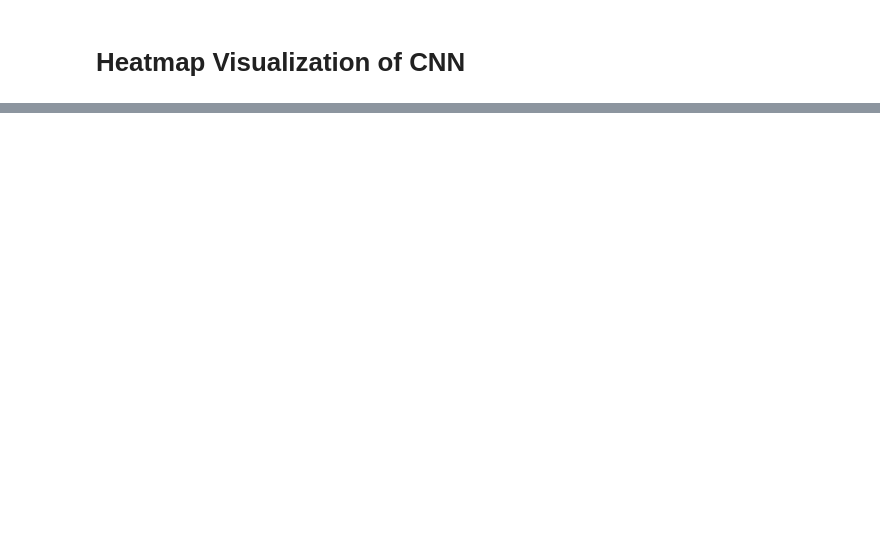
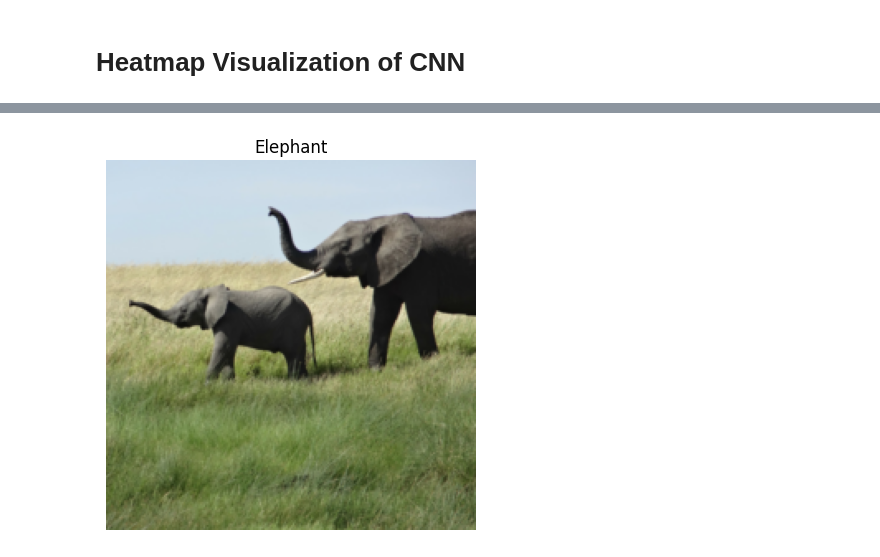
Before and after one commit to Rijan-Joshi/Paper-Reproduction, a Jupyter notebook: Fun Tests/CNN_heatmap.ipynb, the cells around one changed output, grey strips where cells are left out. Cells and saved outputs as stored; diff of their text form; code cells hidden in the pictures; blank space fills up the shorter version.

Commit message:
feat: load image of elephant

```diff
--- a/Fun Tests/CNN_heatmap.ipynb
+++ b/Fun Tests/CNN_heatmap.ipynb
@@ -20,0 +40,27 @@ resnet = models.resnet50(pretrained=True, weights="ImageNet1K_V1").to(device)
+# %%
+import requests
+from io import BytesIO
+
+def load_img(url, device = device):
+
+    transform = transforms.Compose([
+        transforms.Resize((224, 224)),
+        transforms.ToTensor(),
+    ])
+
+
+    res = requests.get(url)
+    image = Image.open(BytesIO(res.content)).convert('RGB')
+    image = transform(image).unsqueeze(0).to(device)
+
+    return image
+# %%
+url = "https://img-datasets.s3.amazonaws.com/elephant.jpg"
+img = load_img(url)
+
+plt.imshow(img[0].cpu().numpy().transpose(1, 2, 0))
+plt.axis('off')
+plt.title("Elephant")
+plt.show()
+# %% [output]
+[figure, added]
```
Also changed, not shown: parts of 3 cells of this notebook.
